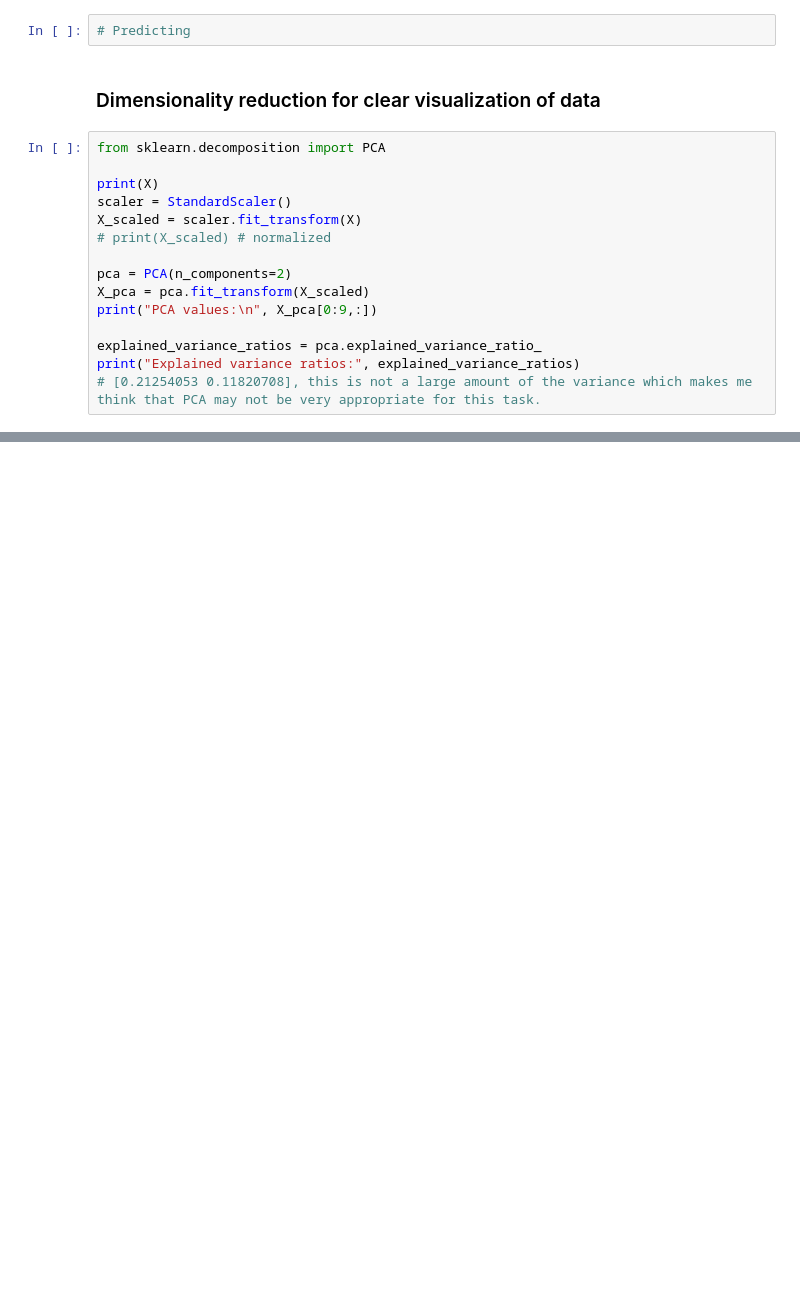
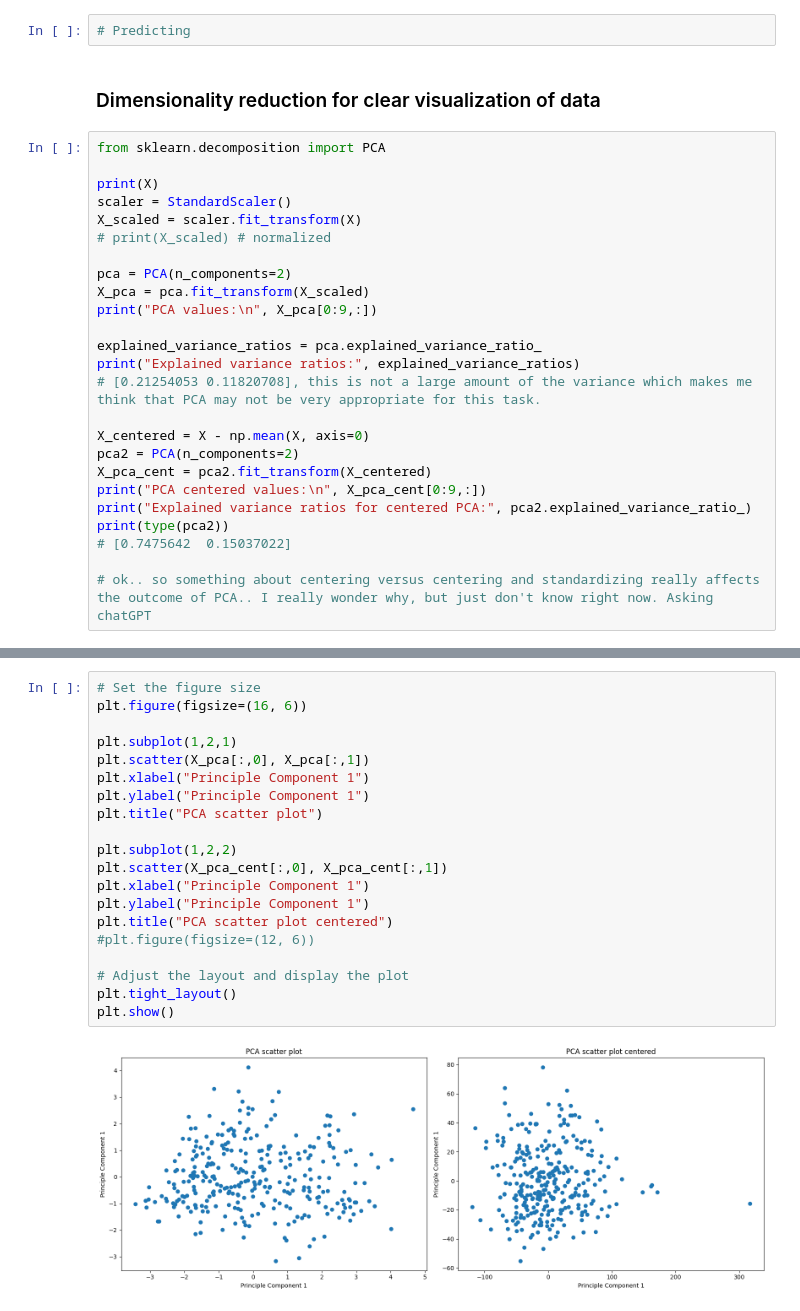
Before and after one commit to J-T-Nelson/Python_code, a Jupyter notebook: PrinciplesOfDS_Course/Labs/Lab06-(002)-(Nelson_Jon)_dirty.ipynb, the cells around one changed output, grey strips where cells are left out. Saved outputs shown, nothing was run; the diff lists cells and outputs as text; blank space fills up the shorter version.

```diff
--- a/PrinciplesOfDS_Course/Labs/Lab06-(002)-(Nelson_Jon)_dirty.ipynb
+++ b/PrinciplesOfDS_Course/Labs/Lab06-(002)-(Nelson_Jon)_dirty.ipynb
@@ -122,3 +84,13 @@ print("PCA values:\n", X_pca[0:9,:])
 explained_variance_ratios = pca.explained_variance_ratio_
 print("Explained variance ratios:", explained_variance_ratios)
 # [0.21254053 0.11820708], this is not a large amount of the variance which makes me think that PCA may not be very appropriate for this task.
+
+X_centered = X - np.mean(X, axis=0)
+pca2 = PCA(n_components=2)
+X_pca_cent = pca2.fit_transform(X_centered)
+print("PCA centered values:\n", X_pca_cent[0:9,:])
+print("Explained variance ratios for centered PCA:", pca2.explained_variance_ratio_)
+print(type(pca2))
+# [0.7475642  0.15037022]
+
+# ok.. so something about centering versus centering and standardizing really affects the outcome of PCA.. I really wonder why, but just don't know right now. Asking chatGPT
@@ -125,3 +115,25 @@ print("Explained variance ratios:", explained_variance_ratios)
+# %%
+# Set the figure size
+plt.figure(figsize=(16, 6))
+
+plt.subplot(1,2,1)
+plt.scatter(X_pca[:,0], X_pca[:,1])
+plt.xlabel("Principle Component 1")
+plt.ylabel("Principle Component 1")
+plt.title("PCA scatter plot")
+
+plt.subplot(1,2,2)
+plt.scatter(X_pca_cent[:,0], X_pca_cent[:,1])
+plt.xlabel("Principle Component 1")
+plt.ylabel("Principle Component 1")
+plt.title("PCA scatter plot centered")
+#plt.figure(figsize=(12, 6))
+
+# Adjust the layout and display the plot
+plt.tight_layout()
+plt.show()
+# %% [output]
+[figure, added]
 # %%
 import seaborn as sns
 
```
Also changed, not shown: parts of 5 cells of this notebook, 6 other files.
